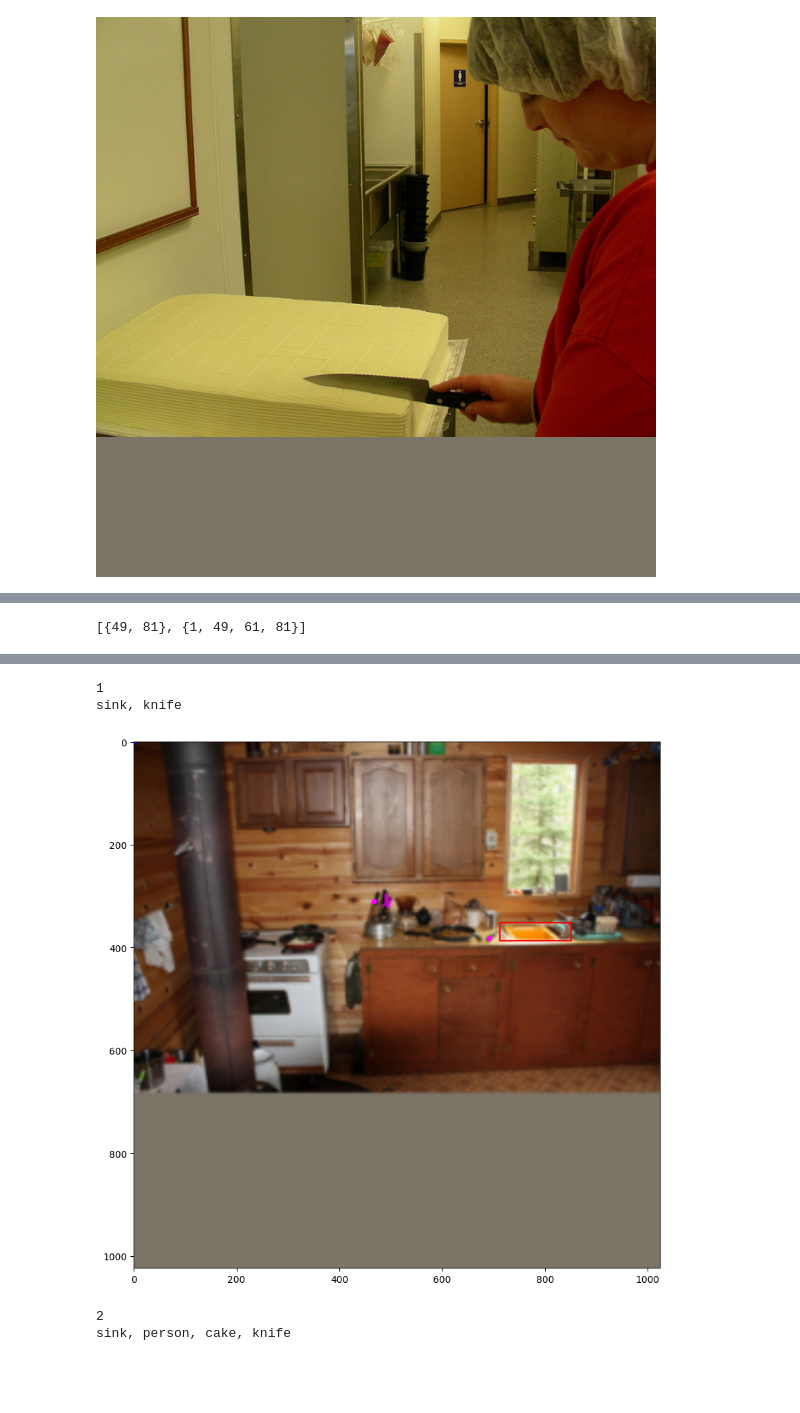
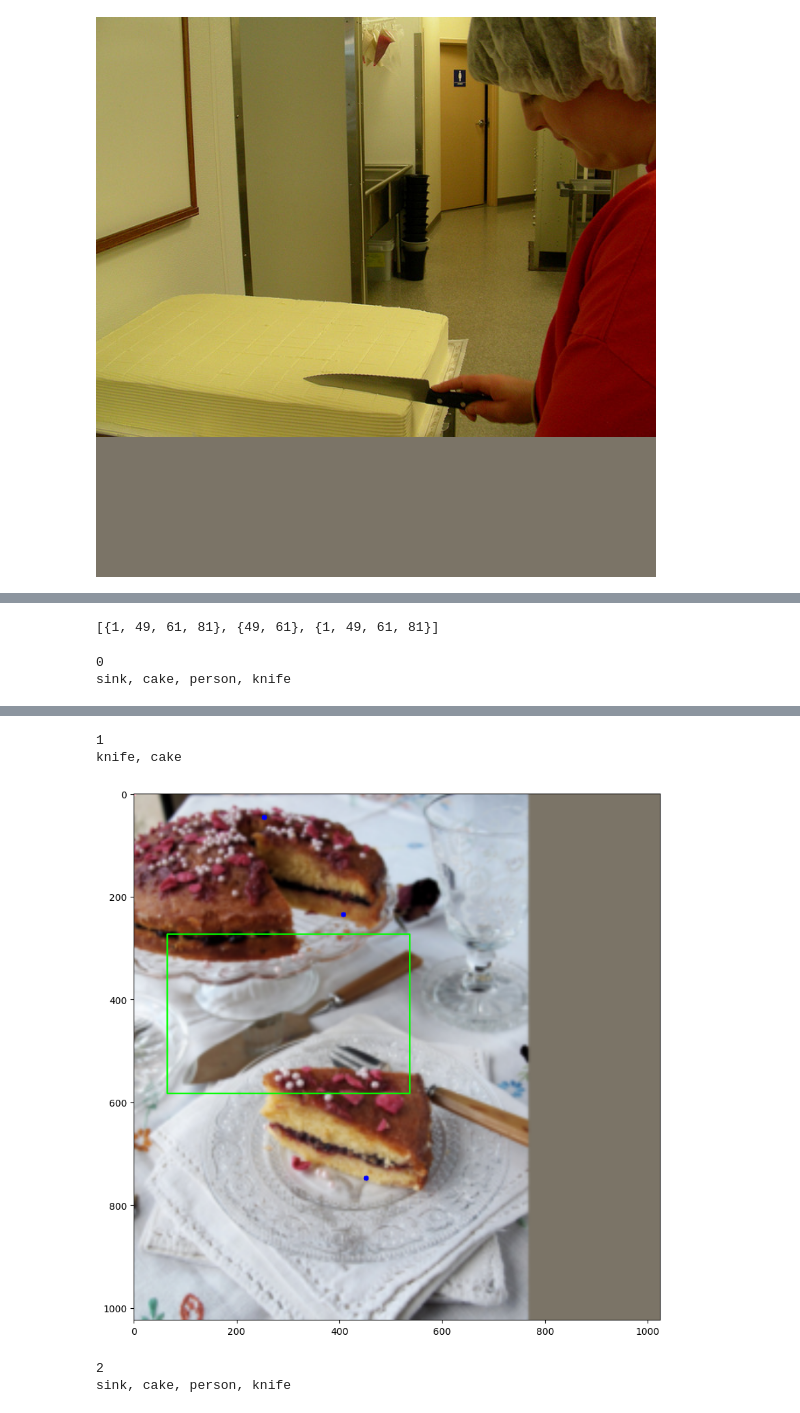
Before and after one commit to pasqualedem/LabelAnything, a Jupyter notebook: notebooks/check_dataset.ipynb, the cells around one changed output, grey strips where cells are left out. Drawn from its saved outputs; the diff is of its cells as text; code cells hidden in the pictures; blank space fills up the shorter version.

Commit message:
Refactor dataset, add box noise

```diff
--- a/notebooks/check_dataset.ipynb
+++ b/notebooks/check_dataset.ipynb
@@ -35,0 +36,6 @@ sample = dataset[0]
+# %%
+dataloader = DataLoader(
+        dataset=dataset, batch_size=8, shuffle=False, collate_fn=dataset.collate_fn
+)
+# %%
+batch, gt = next(iter(dataloader))
@@ -40,3 +66,7 @@ dict_keys(['images', 'prompt_masks', 'flag_masks', 'prompt_points', 'flag_points
+# %%
+sample = {
+    k: v[1] for k, v in batch.items()
+}
 # %%
 def get_image(image_tensor):
     MEAN = np.array([123.675, 116.280, 103.530]) / 255
@@ -93,7 +123,6 @@ def draw_all(img: Image, masks, boxes, points, colors):
 def resize_ground_truth(ground_truth, dims):
     return ground_truth[:dims[0], :dims[1]]
 # %%
-sample = dataset[1]
 colors = [
     # yellow
     (255, 255, 0),
@@ -151,15 +180,16 @@ plt.imshow(resize_ground_truth(sample["ground_truths"][0], sample["dims"][0]))
 # %%
 sample["classes"]
 # %% [output]
-[{49, 81}, {1, 49, 61, 81}]
+[{1, 49, 61, 81}, {49, 61}, {1, 49, 61, 81}]
 # %%
 # show examples one by one
 for i, example in enumerate(images):
-    if i > 0:
-        cats = [dataset.categories[cat]["name"] for cat in sample["classes"][i-1]]
-        print(i)
-        print(", ".join(cats))
+    cats = [dataset.categories[cat]["name"] for cat in sample["classes"][i]]
+    print(i)
+    print(", ".join(cats))
     plt.figure(figsize=(10, 10))
     plt.imshow(example)
     plt.show()
 # %% [output]
+0
+sink, cake, person, knife
@@ -167,5 +197,5 @@ for i, example in enumerate(images):
-1
-sink, knife
+1
+knife, cake
-[figure, old version]
+[figure, new version]
-2
-sink, person, cake, knife
+2
+sink, cake, person, knife
```
Also changed, not shown: parts of 21 cells of this notebook, 3 other files.
